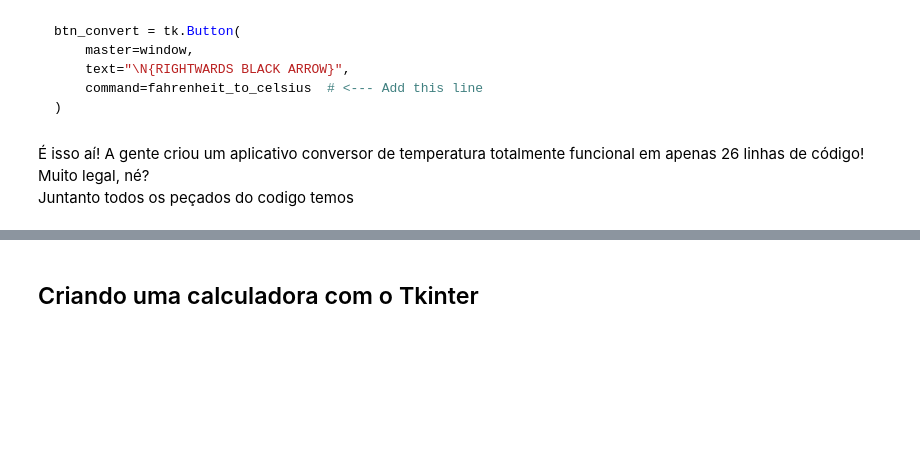
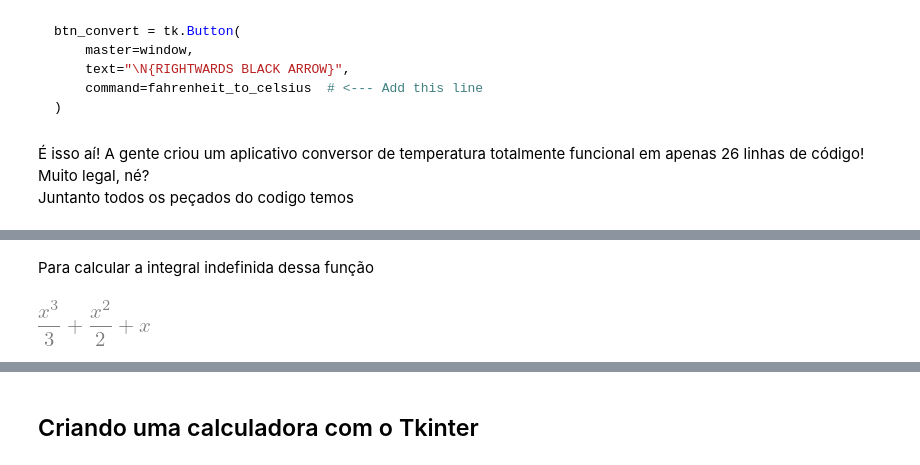
Before and after one commit to vnikoofard/Python_pratico, a Jupyter notebook: python_pratico.ipynb, the cells around one changed output, grey strips where cells are left out. Saved outputs shown, nothing was run; the diff lists cells and outputs as text; code cells hidden in the pictures; blank space fills up the shorter version.

```diff
--- a/python_pratico.ipynb
+++ b/python_pratico.ipynb
@@ -740,0 +815,8 @@ window.mainloop()
+# %%
+f = x**2 + x + 1
+# %% [markdown]
+Para calcular a integral indefinida dessa função
+# %%
+sp.integrate(f,x)
+# %% [output]
+[figure, added]
```
Also changed, not shown: parts of 101 cells of this notebook, 2 other files.
